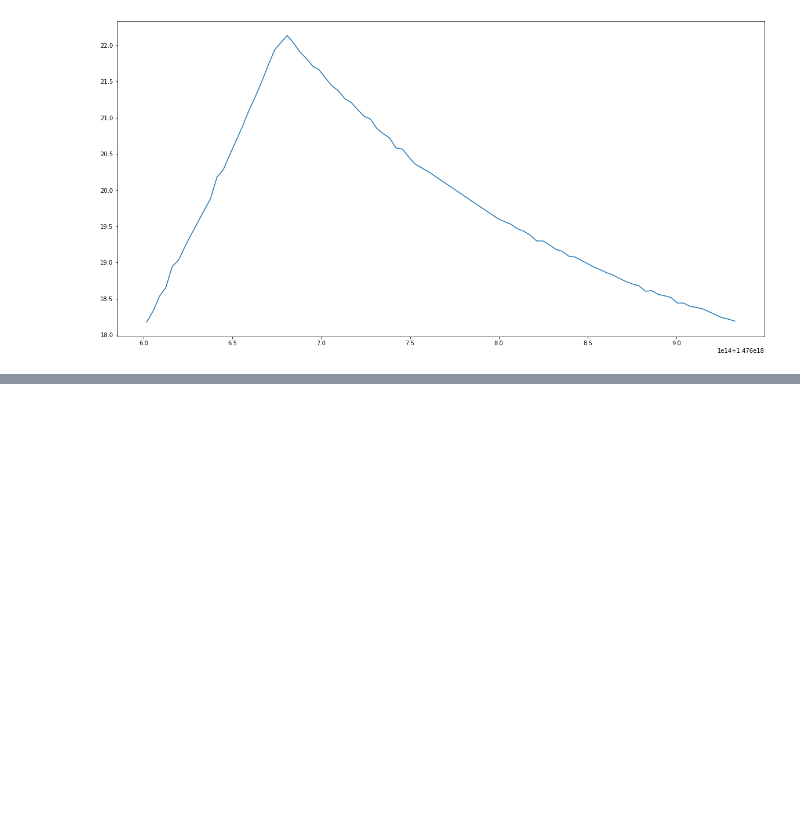
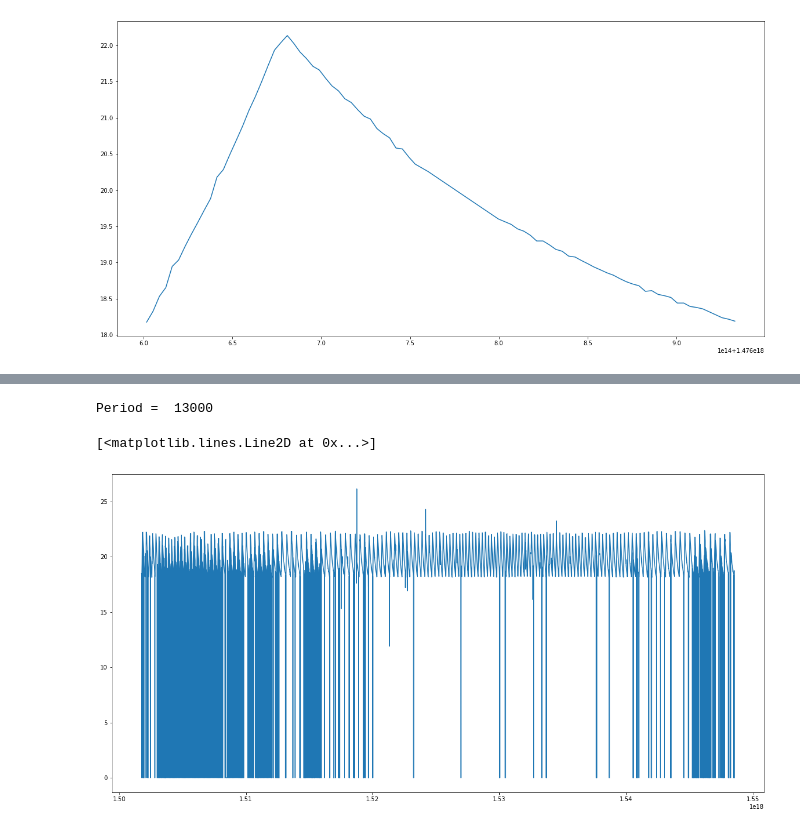
Before and after one commit to parinyad123/Telemetry_Project, a Jupyter notebook: New/UntitledFolder/TTH15A_data_engineering.ipynb, the cells around one changed output, grey strips where cells are left out. Cells and saved outputs as stored; diff of their text form; code cells hidden in the pictures; blank space fills up the shorter version.

```diff
--- a/New/UntitledFolder/Untitled.ipynb
+++ b/New/UntitledFolder/TTH15A_data_engineering.ipynb
@@ -475,0 +480,12 @@ Period =  81
+# %%
+s_period = 7000
+e_period = 20000
+
+print('Period = ',e_period-s_period)
+plt.figure(figsize=(20,10))
+plt.plot(data_feature['date_epoch'][s_period:e_period] ,
+         data_feature['avg'][s_period:e_period])
+# %% [output]
+Period =  13000
+[<matplotlib.lines.Line2D at 0x...>]
+[figure, added]
```
Also changed, not shown: parts of 21 cells of this notebook, 3 other files.
